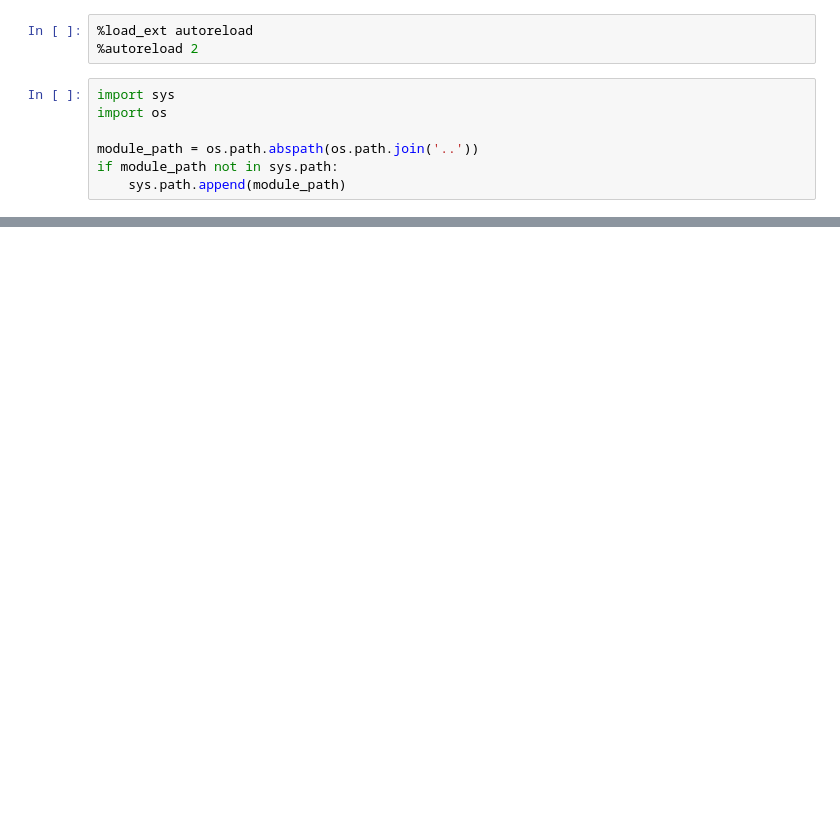
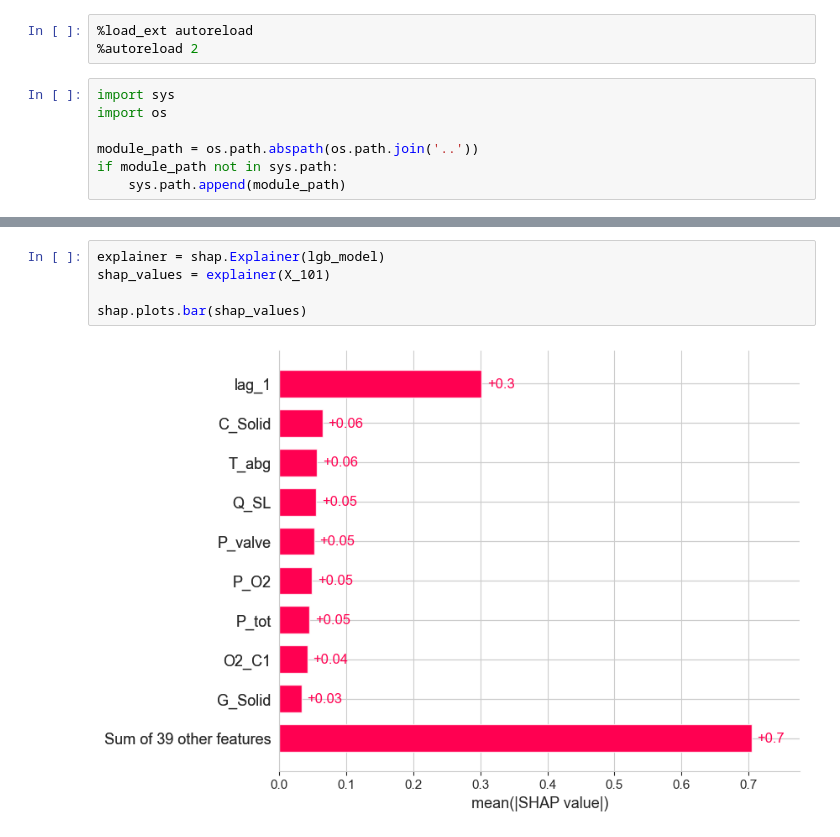
Before and after one commit to ss52/project_pox_pokr, a Jupyter notebook: notebooks/Model_test_2022.ipynb, the cells around one changed output, grey strips where cells are left out. Cells and saved outputs as stored; diff of their text form; blank space fills up the shorter version.

```diff
--- a/notebooks/Model_test_2022.ipynb
+++ b/notebooks/Model_test_2022.ipynb
@@ -122,0 +148,7 @@ plt.show();
+# %%
+explainer = shap.Explainer(lgb_model)
+shap_values = explainer(X_101)
+
+shap.plots.bar(shap_values)
+# %% [output]
+[figure, added]
```
Also changed, not shown: parts of 46 cells of this notebook.
